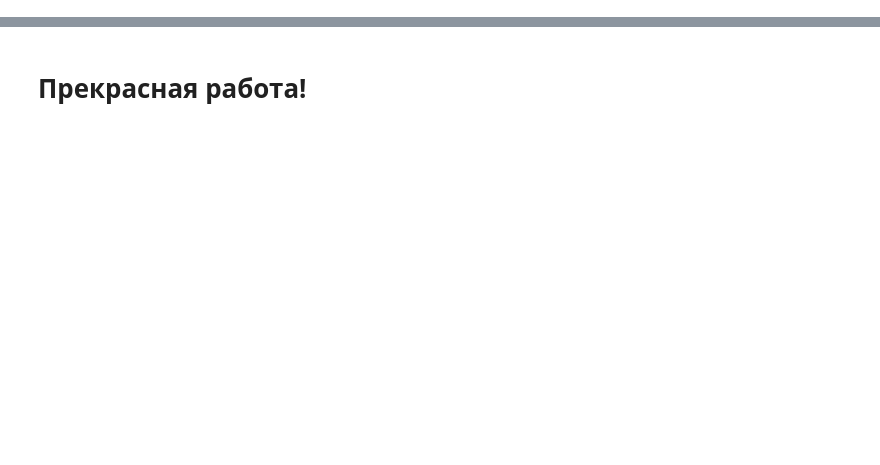
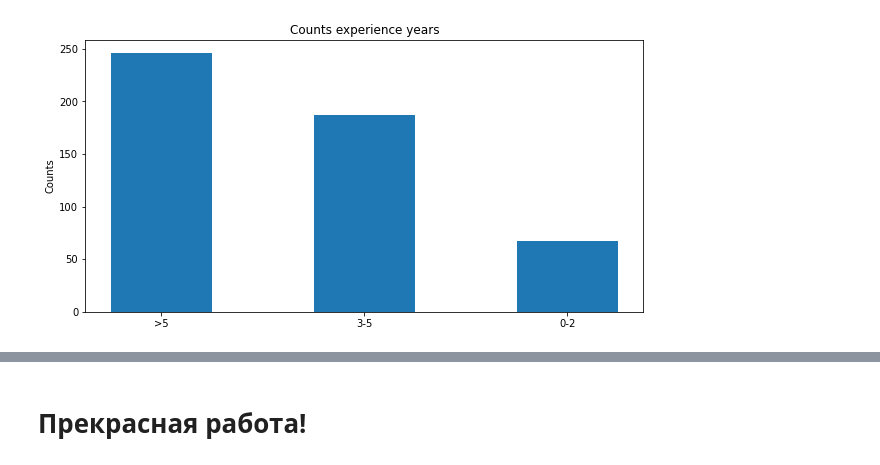
Before and after one commit to PavelTen2000/Able-Academy-, a Jupyter notebook: Homework/Задачи для практики №3.ipynb, the cells around one changed output, grey strips where cells are left out. Saved outputs shown, nothing was run; the diff lists cells and outputs as text; code cells hidden in the pictures; blank space fills up the shorter version.

```diff
--- a/Homework/Задачи для практики №3.ipynb
+++ b/Homework/Задачи для практики №3.ipynb
@@ -238,0 +84,10 @@ for i in range(100, 401):
+# %%
+# Начало вашего кода
+a , b ,c = pd_data['experience'].unique()
+count_a , count_b, count_c = pd_data['experience'].value_counts()
+plt.bar(x = [a,b,c] , height = [count_a , count_b, count_c], width = 0.5);
+plt.title('Counts experience years');
+plt.ylabel('Counts');
+# Конец вашего кода
+# %% [output]
+[figure, added]
```
Also changed, not shown: parts of 65 cells of this notebook, 47 other files.
